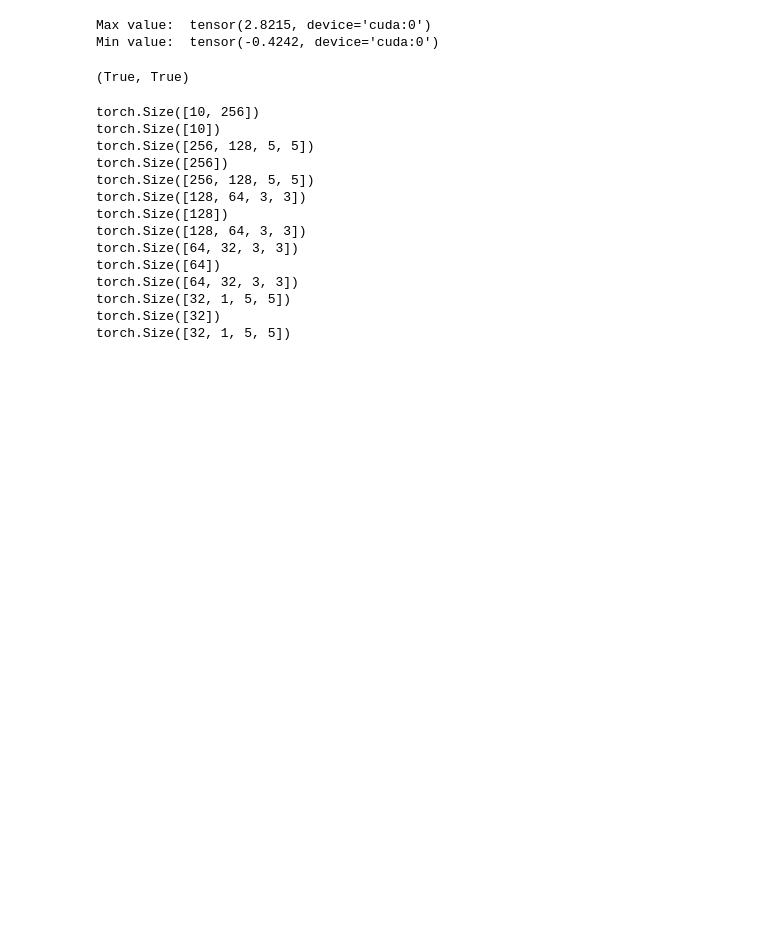
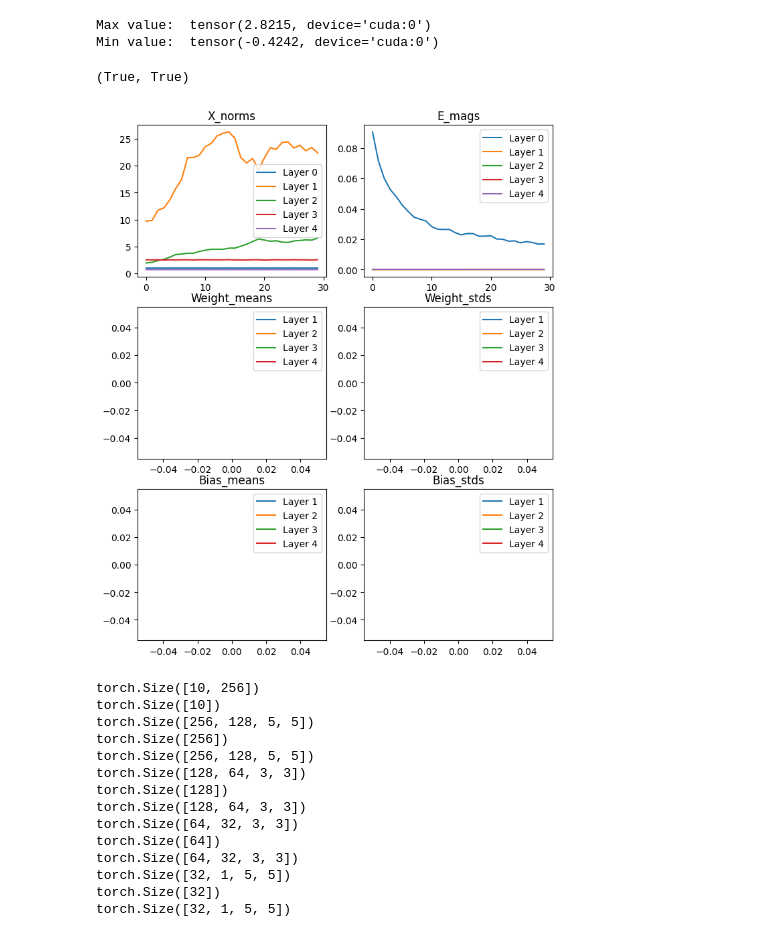
Before and after one commit to joeagriffith/pclib, a Jupyter notebook: examples/mnist/mnist_conv.ipynb, the cells around one changed output. Saved outputs shown, nothing was run; the diff lists cells and outputs as text; code cells hidden in the pictures; blank space fills up the shorter version.

```diff
--- a/examples/mnist/mnist_conv.ipynb
+++ b/examples/mnist/mnist_conv.ipynb
@@ -134,35 +134,37 @@ REG_COEFF = 0.05
 step, stats = train(
     model,
     train_dataset,
-    val_dataset,
+    val_datas,
     NUM_EPOCHS,
     LEARNING_RATE,
     batch_size=BATCH_SIZE,
     reg_coeff=REG_COEFF,
     step=step,
     flatten=False,
     stats=stats,
     device=device,
     optim='AdamW',
 )
 LEARNING_RATE = 0.00001
 NUM_EPOCHS = 0
 step, stats = train(
     model,
     train_dataset,
     val_dataset,
     NUM_EPOCHS,
     LEARNING_RATE,
     batch_size=BATCH_SIZE,
     reg_coeff=REG_COEFF,
     flatten=False,
     step=step,
     stats=stats,
     device=device,
     optim='AdamW',
 )
 
 plot_stats(stats, model)
+# %% [output]
+[figure, added]
 # %%
 for p in model.parameters():
     print(p.shape)
```
Also changed, not shown: parts of 1 cell of this notebook, 11 other files.
